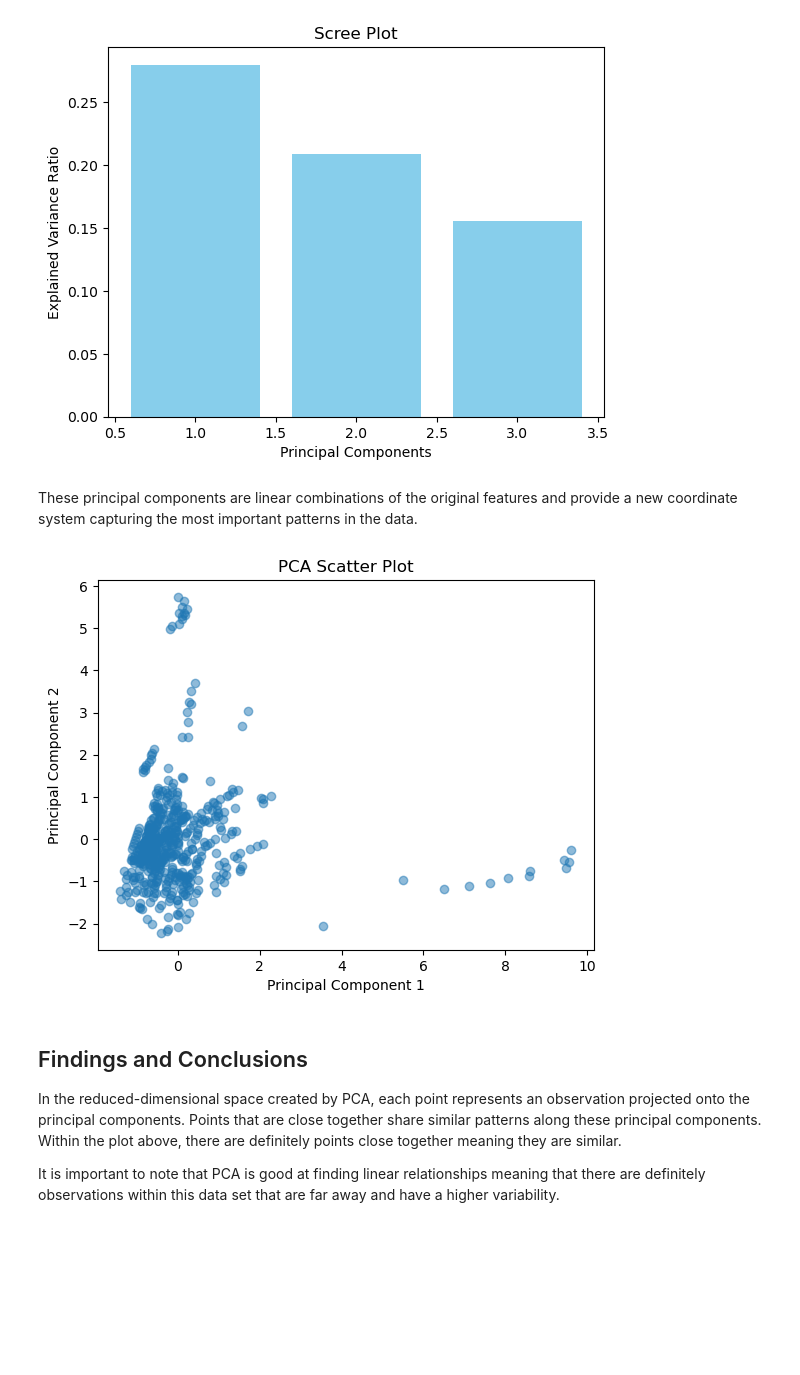
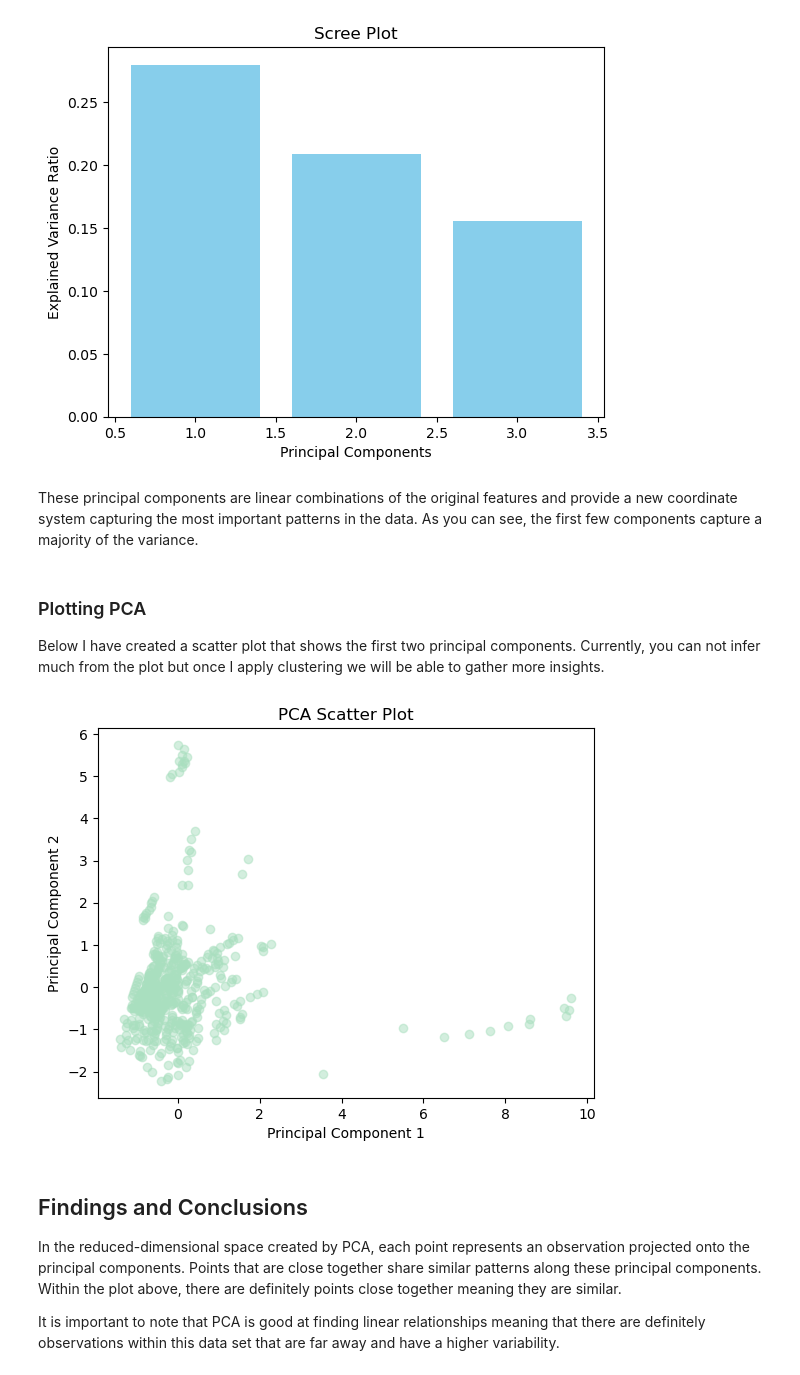
Before and after one commit to anly501/dsan-5000-project-kendallgilbert180, a Jupyter notebook: dsan-website/5000-website/pca.ipynb, the cells around one changed output. Saved outputs shown, nothing was run; the diff lists cells and outputs as text; code cells hidden in the pictures; blank space fills up the shorter version.

```diff
--- a/dsan-website/5000-website/pca.ipynb
+++ b/dsan-website/5000-website/pca.ipynb
@@ -171,15 +171,20 @@ Explained Variance Ratio for Each Component:
 Text(0, 0.5, 'Explained Variance Ratio')
 [figure]
 # %% [markdown]
-These principal components are linear combinations of the original features and provide a new coordinate system capturing the most important patterns in the data.
+These principal components are linear combinations of the original features and provide a new coordinate system capturing the most important patterns in the data. As you can see, the first few components capture a majority of the variance.
+# %% [markdown]
+### Plotting PCA
+
+Below I have created a scatter plot that shows the first two principal components. Currently, you can not infer much from the plot but once I apply clustering we will be able to gather more insights.
 # %%
-plt.scatter(X_pca[:, 0], X_pca[:, 1], alpha=0.5)
+#| code-fold: true
+plt.scatter(X_pca[:, 0], X_pca[:, 1], alpha=0.5, color='#A9DFBF')
 plt.title('PCA Scatter Plot')
 plt.xlabel('Principal Component 1')
 plt.ylabel('Principal Component 2')
 plt.show()
 # %% [output]
-[figure, old version]
+[figure, new version]
 # %% [markdown]
 ## Findings and Conclusions
 
```
Also changed, not shown: parts of 4 cells of this notebook, 20 other files.
